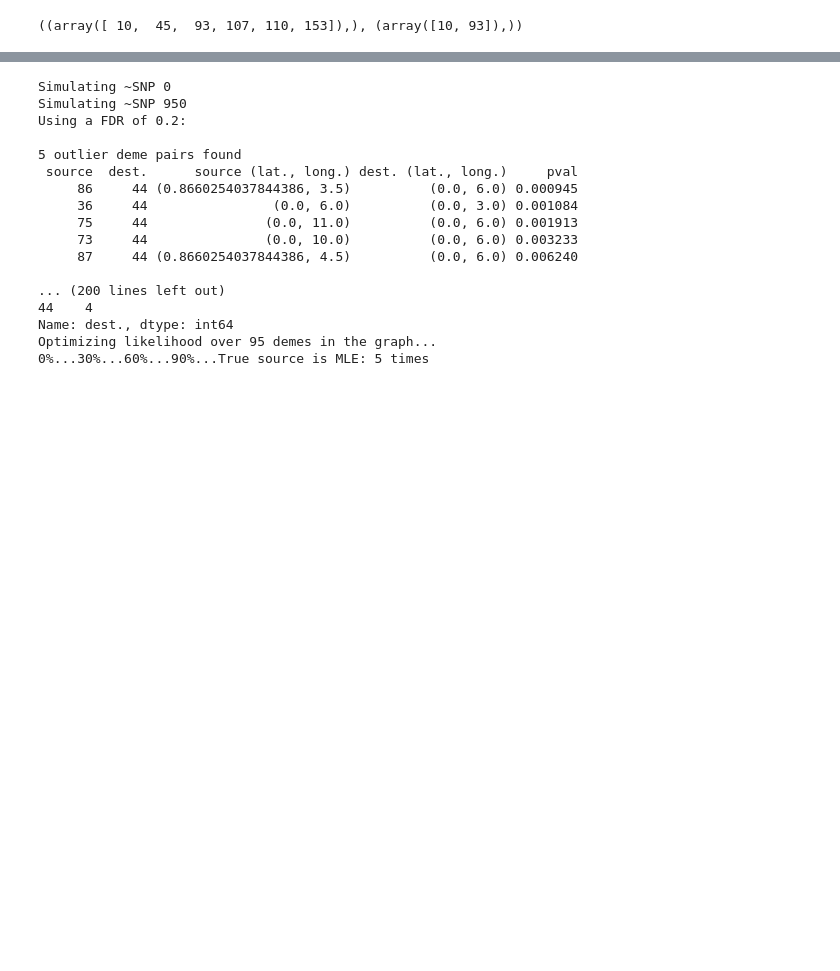
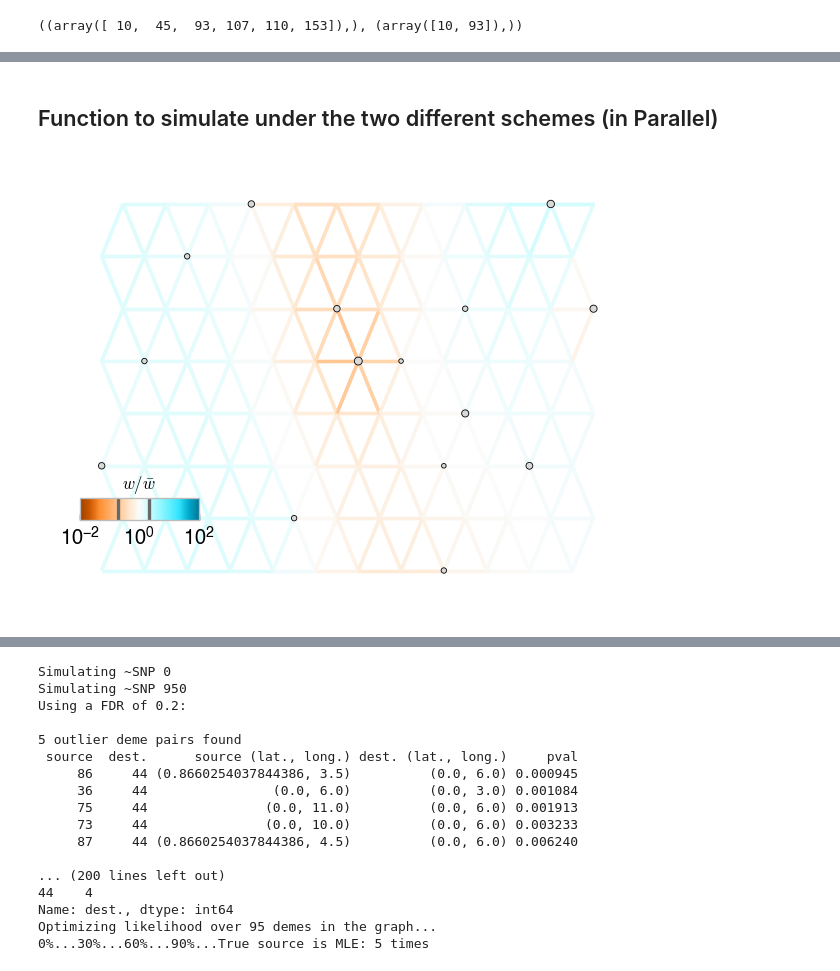
Before and after one commit to NovembreLab/feems, a Jupyter notebook: docs/notebooks/est-long-range.ipynb, the cells around one changed output, grey strips where cells are left out. Cells and saved outputs as stored; diff of their text form; code cells hidden in the pictures; blank space fills up the shorter version.

```diff
--- a/docs/notebooks/est-long-range.ipynb
+++ b/docs/notebooks/est-long-range.ipynb
@@ -599,0 +496,57 @@ Name: dest., dtype: int64
+# %% [markdown]
+## Function to simulate under the two different schemes (in Parallel)
+# %%
+# def sim_var_sparse(nsnps, c, sparsity):
+#     sampnodes = np.sort(np.unique(np.random.choice(97,sparsity,replace=False).tolist()+[51,44])).tolist()#[2,14,18,25,31,44,46,51,57,66,74,77]
+#     ss = [2*np.random.randint(1,11) if i in sampnodes else 0 for i in range(96)]
+#     graph_def, coord_def, grid_def, edge_def = setup_graph(n_rows=8, n_columns=12, corridor_w=1e-2, barrier_w=1e-3, barrier_prob=1.0, corridor_left_prob=1., corridor_right_prob=1.,
+#                                                            barrier_startpt=4, barrier_endpt=7, n_samples_per_node=10, option=2, ss=ss)
+#     n_e = 10**(1+np.random.random(96)*3)
+#     gen_test_80 = simulate_genotypes_w_admixture(graph_def, target_n_snps=nsnps, n_print=int(0.8*nsnps), long_range_nodes=[(51,44)], admixture_props=[c], n_e=n_e, time_of_adm=[1e-7])
+
+#     return [gen_test_80, ss, n_e, coord_def]
+# _, coord_def, grid_def, edge_def = setup_graph(n_rows=8, n_columns=12, corridor_w=1e-2, barrier_w=1e-3, barrier_prob=1.0, corridor_left_prob=1., corridor_right_prob=1.,
+#                                                        barrier_startpt=4, barrier_endpt=7, n_samples_per_node=10, option=2, ss=ss)
+# sims = Parallel(n_jobs=16)(delayed(sim_var_sparse)(1000,0.5,16) for _ in range(16))
+# top = obj.extract_outliers(0.25)
+# results.to_csv("/Users/vivaswatshastry/Google Drive/Other computers/My Mac mini/Documents/feemsResults/results/admixture/sparse_samp.csv")
+# import pickle
+# with open("/Users/vivaswatshastry/Google Drive/Other computers/My Mac mini/Documents/feemsResults/results/admixture/sparse_samp_sims.pkl", 'wb') as fp:
+#     pickle.dump(sims, fp)
+# with open('/Users/vivaswatshastry/Google Drive/Other computers/My Mac mini/Documents/feemsResults/results/admixture/sparse_samp_sims.pkl', 'rb') as fp:
+#     sims = pickle.load(fp)
+# results = pd.read_csv("/Users/vivaswatshastry/Google Drive/Other computers/My Mac mini/Documents/feemsResults/results/admixture/sparse_samp.csv", index_col=0)
+
+# rep = 6
+# coord = sims[rep][3][list(range(np.sum(sims[rep][1][:51])//2))+list(range(np.sum(sims[rep][1][:52])//2,np.sum(sims[rep][1])//2)),:]
+# gen_test = sims[rep][0][list(range(np.sum(sims[rep][1][:51])//2))+list(range(np.sum(sims[rep][1][:52])//2,np.sum(sims[rep][1])//2)),:]
+# gen_test = np.delete(gen_test,np.where(gen_test.sum(axis=0)==0)[0],1)
+# gen_test = np.delete(gen_test,np.where(gen_test.sum(axis=0)==2*gen_test.shape[0])[0],1)
+
+# sp_graph = FEEMSmix_SpatialGraph(gen_test, coord, grid_def, edge_def)
+# sp_graph.fit(lamb=results.loc[rep,'lamb_cv'],optimize_q='n-dim',lamb_q=results.loc[rep,'lamb_q_cv'], verbose=False);
+# obj = FEEMSmix_Objective(sp_graph); obj.inv(); obj.grad(reg=False)
+
+# fig = plt.figure(dpi=120)
+# ax = fig.add_subplot(1, 1, 1)
+# v = Viz(ax, sp_graph, projection=None, edge_width=2, abs_max=2,
+#         edge_alpha=1, edge_zorder=100, sample_pt_size=20, obs_node_size=7.5, sample_pt_color="black", cbar_font_size=10)
+# v.draw_edges(use_weights=True); v.draw_edge_colorbar(); v.draw_obs_nodes()
+
+sp_graph.fit(lamb=results.loc[rep,'lamb_cv'],optimize_q='n-dim',lamb_q=results.loc[rep,'lamb_q_cv'],option='default',verbose=False)
+obj = FEEMSmix_Objective(sp_graph); obj.inv(); obj.grad(reg=False)
+sp_graph.fit(lamb=lamb_cv,optimize_q='n-dim',lamb_q=lamb_q_cv,option='default',verbose=False);
+sp_graph.fit(lamb=10*lamb_cv,long_range_edges=[(51,44)],optimize_q='n-dim',lamb_q=10*lamb_q_cv,option='onlyc',verbose=False)
+fig = plt.figure(dpi=120)
+ax = fig.add_subplot(1, 1, 1)
+v = Viz(ax, sp_graph, projection=None, edge_width=2, abs_max=2,
+        edge_alpha=1, edge_zorder=100, sample_pt_size=20, obs_node_size=7.5, sample_pt_color="black", cbar_font_size=10)
+v.draw_edges(use_weights=True); v.draw_edge_colorbar(); v.draw_obs_nodes()
+
+# fig = plt.figure(dpi=120)
+# ax = fig.add_subplot(1, 1, 1)
+# v = Viz(ax, sp_graph, projection=None, edge_width=2, oldweights=results.loc[rep,'baselinew'], halfrange=50,
+#         edge_alpha=1, edge_zorder=100, sample_pt_size=20, obs_node_size=7.5, sample_pt_color="black", cbar_font_size=10)
+# v.draw_edges(use_weights=True, use_foldchange=True); v.draw_edge_change_colorbar(); v.draw_obs_nodes()
+# %% [output]
+[figure, added]
```
Also changed, not shown: parts of 31 cells of this notebook, 11 other files.
